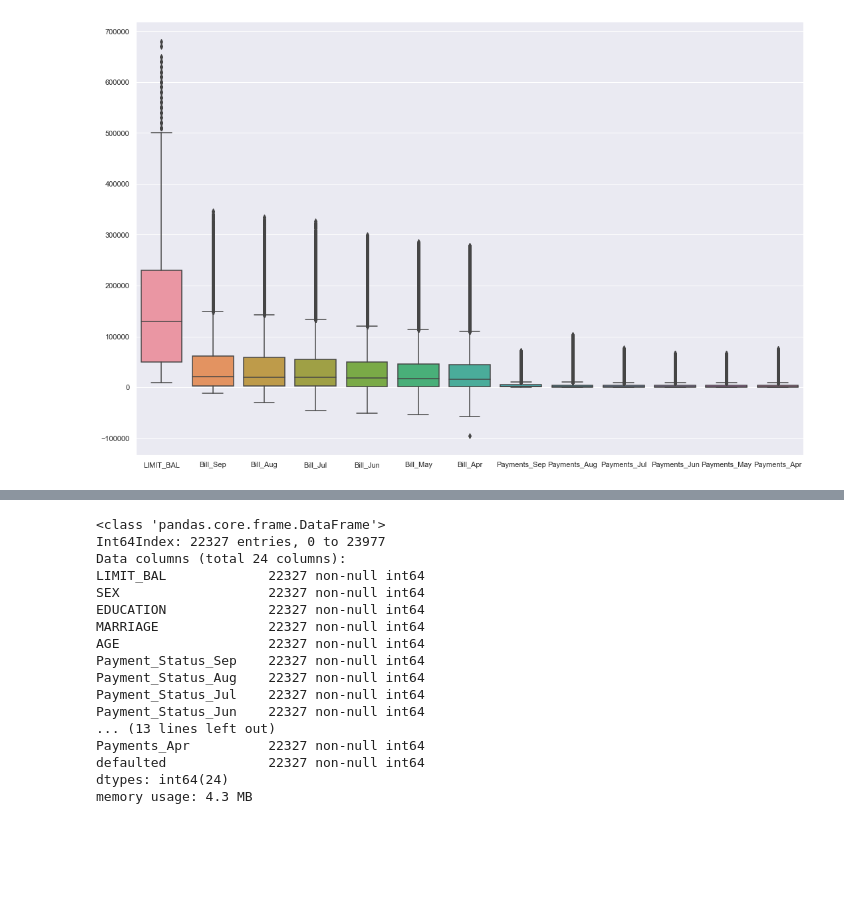
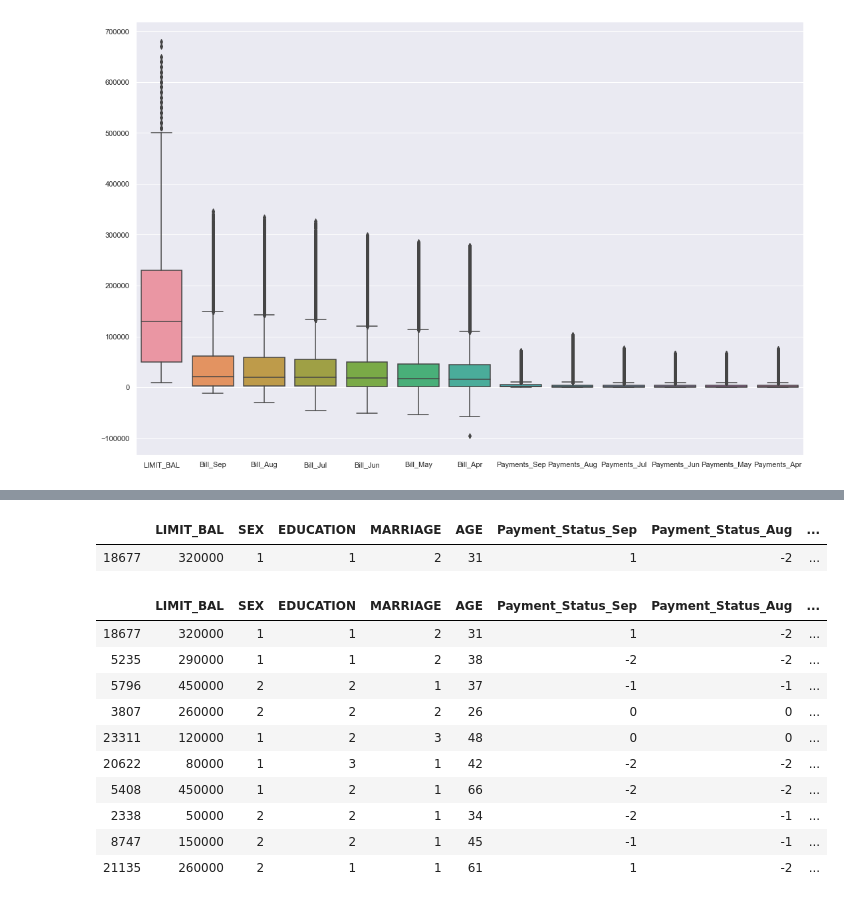
Before and after one commit to jmcneilkeller/Taiwanese_Credit_Card_Defaul, a Jupyter notebook: Taiwan_Repaired.ipynb, the cells around one changed output, grey strips where cells are left out. Saved outputs shown, nothing was run; the diff lists cells and outputs as text; code cells hidden in the pictures; blank space fills up the shorter version.

```diff
--- a/Taiwan_Repaired.ipynb
+++ b/Taiwan_Repaired.ipynb
@@ -515,2 +486,0 @@ sns.boxplot(data=cols)
-# %%
-df = df[(np.abs(stats.zscore(df)) < 4).all(axis=1)]
@@ -524,23 +487,22 @@ sns.boxplot(data=cols)
-# %%
-df.info()
-# %% [output]
-<class 'pandas.core.frame.DataFrame'>
-Int64Index: 22327 entries, 0 to 23977
-Data columns (total 24 columns):
-LIMIT_BAL             22327 non-null int64
-SEX                   22327 non-null int64
-EDUCATION             22327 non-null int64
-MARRIAGE              22327 non-null int64
-AGE                   22327 non-null int64
-Payment_Status_Sep    22327 non-null int64
-Payment_Status_Aug    22327 non-null int64
-Payment_Status_Jul    22327 non-null int64
-Payment_Status_Jun    22327 non-null int64
-... (13 lines left out)
-Payments_Apr          22327 non-null int64
-defaulted             22327 non-null int64
-dtypes: int64(24)
-memory usage: 4.3 MB
+# %%
+df.loc[df['Bill_Apr']==-94625]
+# %% [output]
+|  | LIMIT_BAL | SEX | EDUCATION | MARRIAGE | AGE | Payment_Status_Sep | Payment_Status_Aug | ... |
+| 18677 | 320000 | 1 | 1 | 2 | 31 | 1 | -2 | ... |
+# %%
+df.nsmallest(10,'Bill_Apr')
+# %% [output]
+|  | LIMIT_BAL | SEX | EDUCATION | MARRIAGE | AGE | Payment_Status_Sep | Payment_Status_Aug | ... |
+| 18677 | 320000 | 1 | 1 | 2 | 31 | 1 | -2 | ... |
+| 5235 | 290000 | 1 | 1 | 2 | 38 | -2 | -2 | ... |
+| 5796 | 450000 | 2 | 2 | 1 | 37 | -1 | -1 | ... |
+| 3807 | 260000 | 2 | 2 | 2 | 26 | 0 | 0 | ... |
+| 23311 | 120000 | 1 | 2 | 3 | 48 | 0 | 0 | ... |
+| 20622 | 80000 | 1 | 3 | 1 | 42 | -2 | -2 | ... |
+| 5408 | 450000 | 1 | 2 | 1 | 66 | -2 | -2 | ... |
+| 2338 | 50000 | 2 | 2 | 1 | 34 | -2 | -1 | ... |
+| 8747 | 150000 | 2 | 2 | 1 | 45 | -1 | -1 | ... |
+| 21135 | 260000 | 2 | 1 | 1 | 61 | 1 | -2 | ... |
 # %%
 df.corr()
 # %% [output]
```
Also changed, not shown: parts of 13 cells of this notebook.
